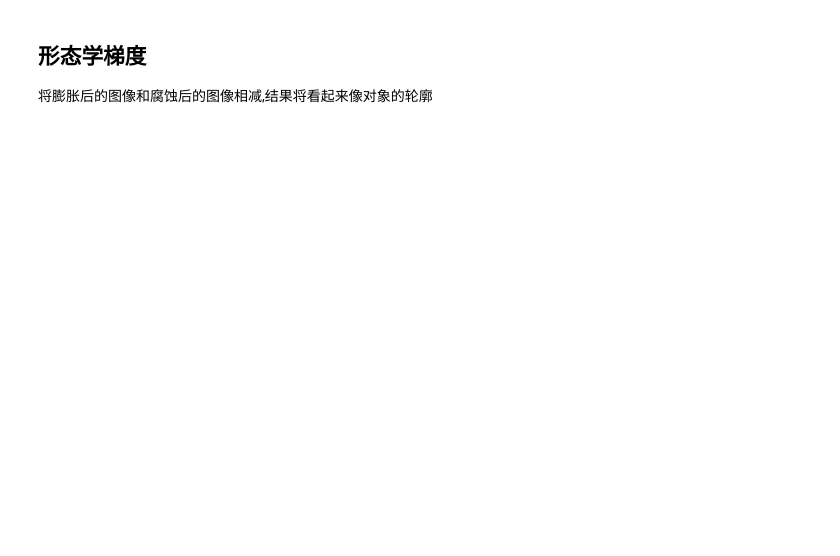
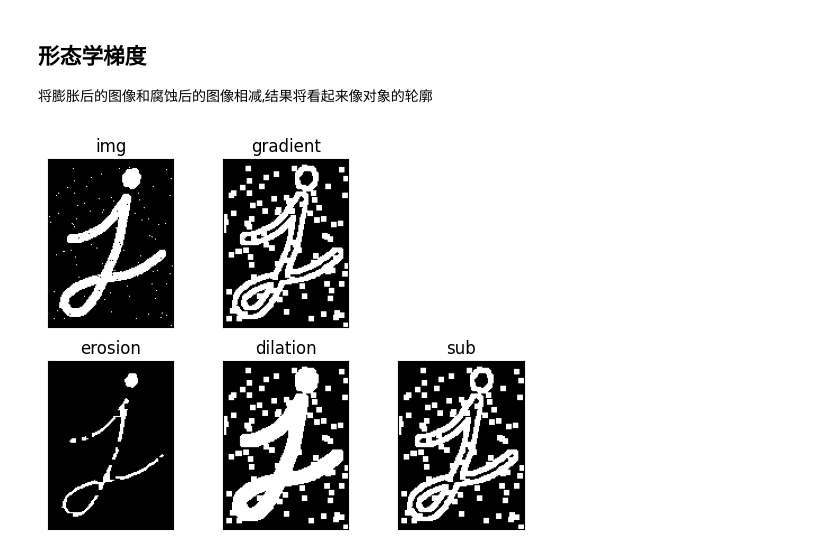
Before and after one commit to Zwhy20220105/opencv_python, a Jupyter notebook: ch3-opencv_image_processing/5.morphology.ipynb, the cells around one changed output. Drawn from its saved outputs; the diff is of its cells as text; code cells hidden in the pictures; blank space fills up the shorter version.

```diff
--- a/ch3-opencv_image_processing/5.morphology.ipynb
+++ b/ch3-opencv_image_processing/5.morphology.ipynb
@@ -127,3 +119,31 @@ plt.show()
 # %% [markdown]
 ## 形态学梯度
 将膨胀后的图像和腐蚀后的图像相减,结果将看起来像对象的轮廓
+# %%
+import cv2 as cv
+import numpy as np
+from matplotlib import pyplot as plt
+import _tools
+
+img = cv.imread('../data/j.png',0)
+img = _tools.AddGaussNoise(img,0.4)
+
+kernel = np.ones((5,5),np.uint8)
+
+# 腐蚀
+erosion = cv.erode(img,kernel,iterations = 1)
+# 膨胀
+dilation = cv.dilate(img,kernel,iterations = 1)
+# 梯度
+gradient = cv.morphologyEx(img, cv.MORPH_GRADIENT, kernel)
+
+sub =cv.subtract(dilation,erosion)
+
+_tools.plot_image(231, img, "img",'gray')
+_tools.plot_image(232, gradient, "gradient",'gray')
+_tools.plot_image(234, erosion, "erosion",'gray')
+_tools.plot_image(235, dilation, "dilation",'gray')
+_tools.plot_image(236, sub, "sub",'gray')
+plt.show()
+# %% [output]
+[figure, added]
```
Also changed, not shown: parts of 13 cells of this notebook, 1 other file.
